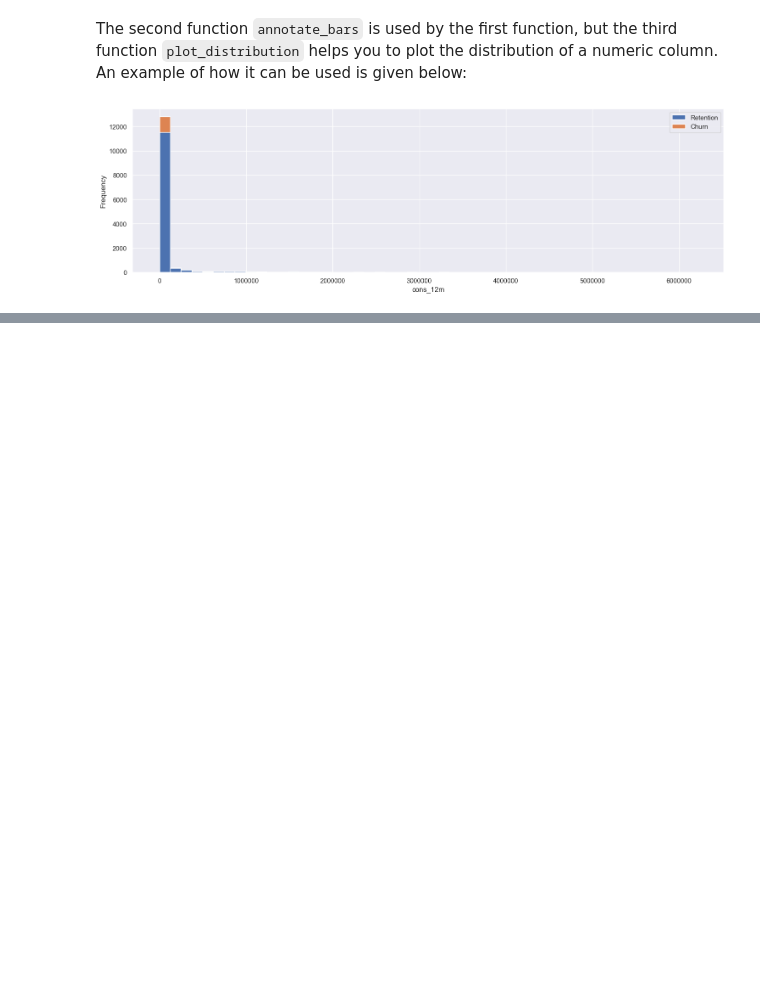
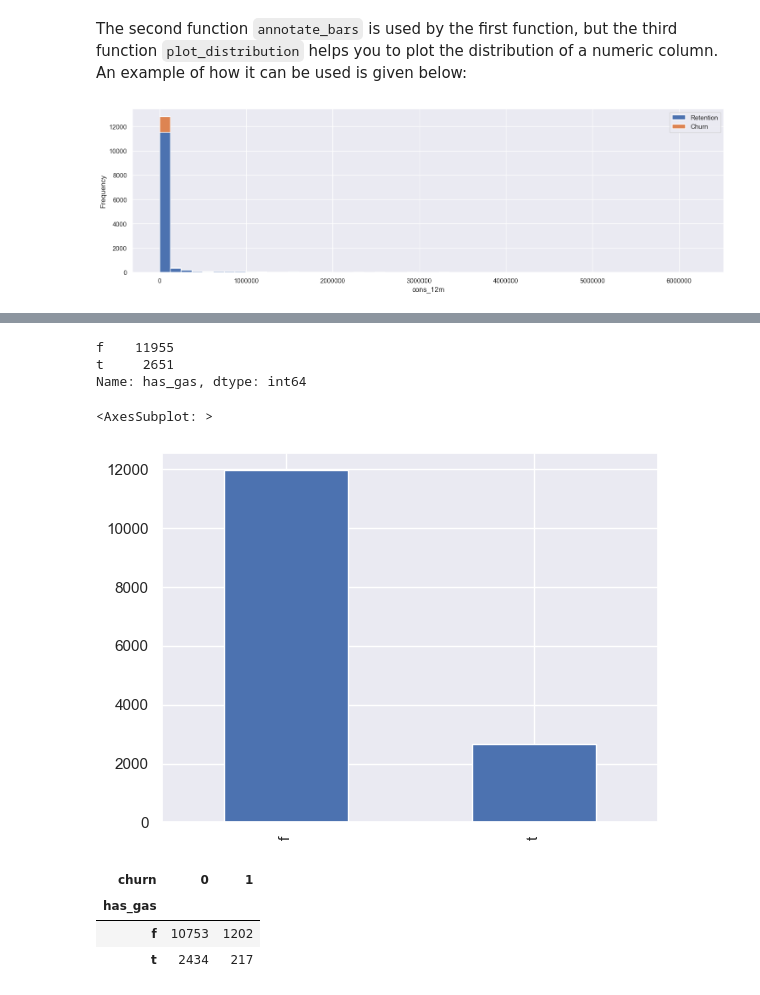
Before and after one commit to lawalsegun2025/forage_projects, a Jupyter notebook: 001_BCG_GAMMA_customer_churn_prediction/2_eda/notebook/eda_starter.ipynb, the cells around one changed output, grey strips where cells are left out. Saved outputs shown, nothing was run; the diff lists cells and outputs as text; code cells hidden in the pictures; blank space fills up the shorter version.

Commit message:
Explore categorical columns

```diff
--- a/001_BCG_GAMMA_customer_churn_prediction/2_eda/notebook/eda_starter.ipynb
+++ b/001_BCG_GAMMA_customer_churn_prediction/2_eda/notebook/eda_starter.ipynb
@@ -293,0 +294,3 @@ There are no continuous features that are highly correlated to the target column
+# %%
+cat_feat = client_df.select_dtypes(include="object")
+cat_feat
@@ -293,0 +311,20 @@ There are no continuous features that are highly correlated to the target column
+# %%
+cat_feat["has_gas"].value_counts()
+# %% [output]
+f    11955
+t     2651
+Name: has_gas, dtype: int64
+# %%
+# Visualise the percentage distribution of our target variable
+cat_feat["has_gas"].value_counts().plot.bar()
+# %% [output]
+<AxesSubplot: >
+[figure, added]
+# %%
+# Compare churn column with has_gas column
+pd.crosstab(client_df["has_gas"], client_df["churn"])
+# %% [output]
+| churn | 0 | 1 |
+| has_gas |  |  |
+| f | 10753 | 1202 |
+| t | 2434 | 217 |
```
Also changed, not shown: parts of 25 cells of this notebook.
